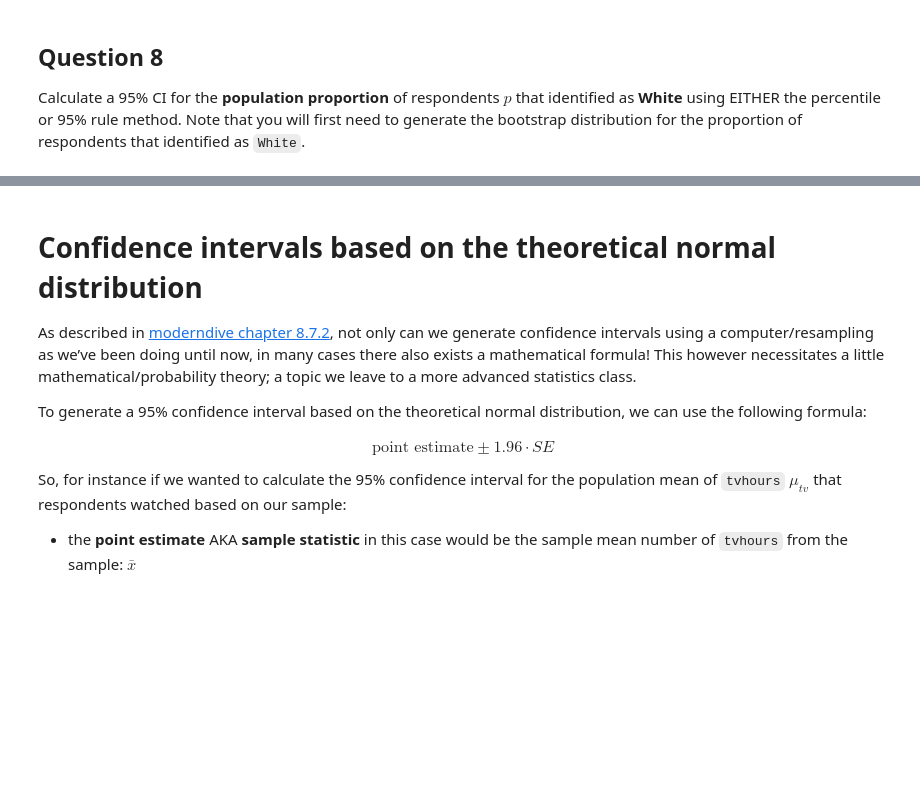
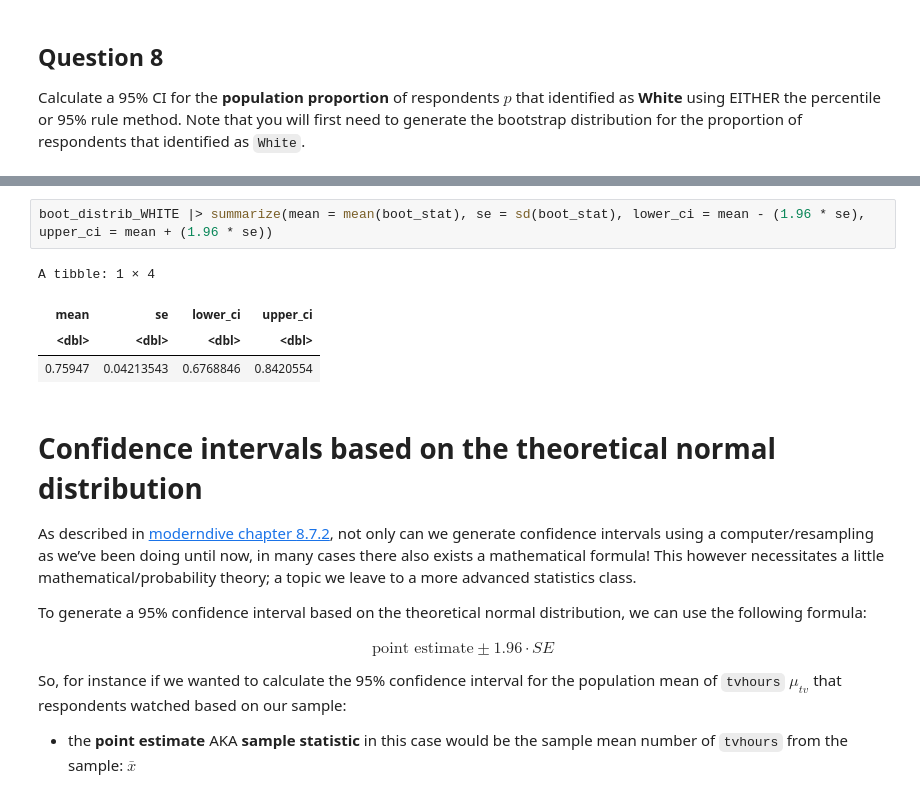
Before and after one commit to UNC-DATA-730/unit-8-assignment-setiadha-unc, a Jupyter notebook: agungsetiadha-assignment8.ipynb, the cells around one changed output, grey strips where cells are left out. Saved outputs shown, nothing was run; the diff lists cells and outputs as text; blank space fills up the shorter version.

```diff
--- a/agungsetiadha-assignment8.ipynb
+++ b/agungsetiadha-assignment8.ipynb
@@ -522,3 +566,10 @@ distribution for the proportion of respondents that identified as
+# %%
+boot_distrib_WHITE |> summarize(mean = mean(boot_stat), se = sd(boot_stat), lower_ci = mean - (1.96 * se), upper_ci = mean + (1.96 * se))
+# %% [output]
+A tibble: 1 × 4
+| mean | se | lower_ci | upper_ci |
+| <dbl> | <dbl> | <dbl> | <dbl> |
+| 0.75947 | 0.04213543 | 0.6768846 | 0.8420554 |
 # %% [markdown]
 # Confidence intervals based on the theoretical normal distribution
 
```
Also changed, not shown: parts of 8 cells of this notebook.
